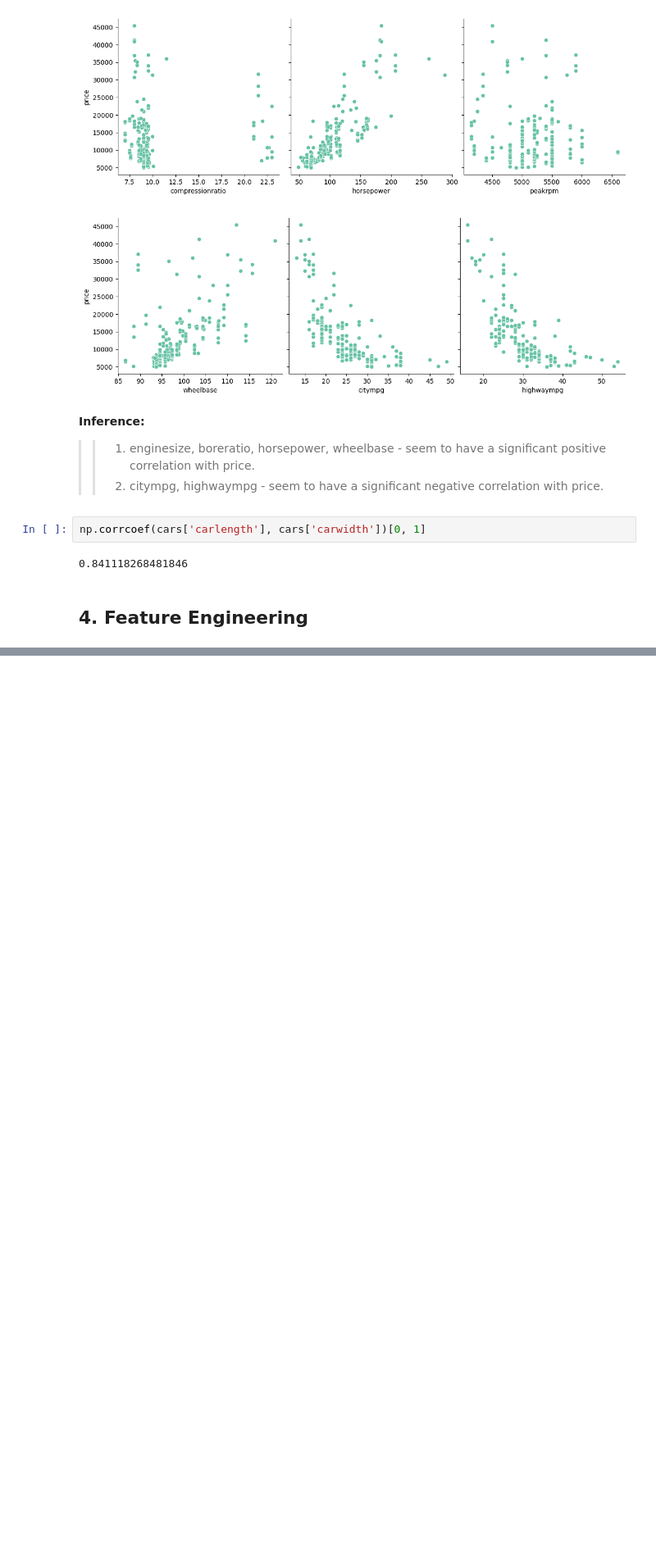
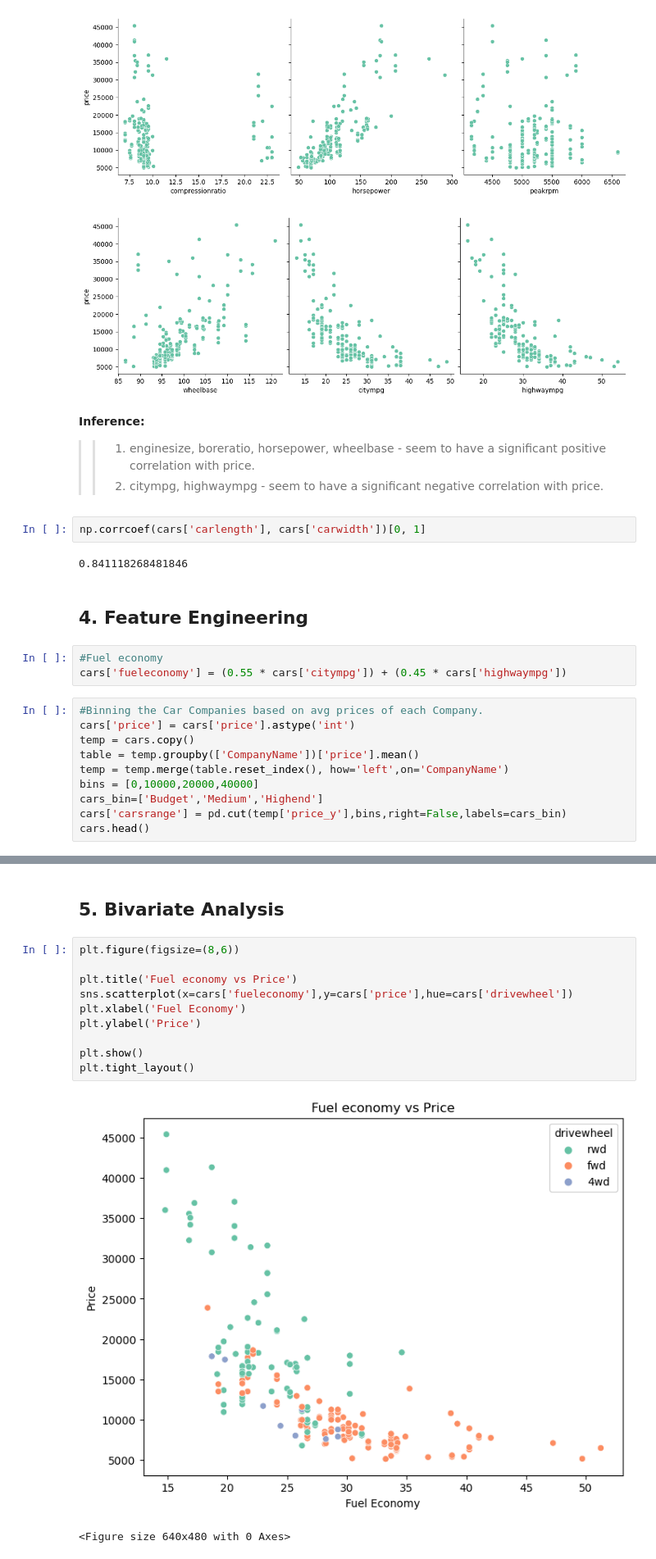
Before and after one commit to Future-28/ml_car_price_prediction, a Jupyter notebook: car_prediction.ipynb, the cells around one changed output, grey strips where cells are left out. Shown at 82% size. Cells and saved outputs as stored; diff of their text form; blank space fills up the shorter version.

```diff
--- a/car_prediction.ipynb
+++ b/car_prediction.ipynb
@@ -336,3 +336,16 @@ np.corrcoef(cars['carlength'], cars['carwidth'])[0, 1]
 0.841118268481846
 # %% [markdown]
 ## 4. Feature Engineering
+# %%
+#Fuel economy
+cars['fueleconomy'] = (0.55 * cars['citympg']) + (0.45 * cars['highwaympg'])
+# %%
+#Binning the Car Companies based on avg prices of each Company.
+cars['price'] = cars['price'].astype('int')
+temp = cars.copy()
+table = temp.groupby(['CompanyName'])['price'].mean()
+temp = temp.merge(table.reset_index(), how='left',on='CompanyName')
+bins = [0,10000,20000,40000]
+cars_bin=['Budget','Medium','Highend']
+cars['carsrange'] = pd.cut(temp['price_y'],bins,right=False,labels=cars_bin)
+cars.head()
@@ -338,0 +359,15 @@ np.corrcoef(cars['carlength'], cars['carwidth'])[0, 1]
+# %% [markdown]
+## 5. Bivariate Analysis
+# %%
+plt.figure(figsize=(8,6))
+
+plt.title('Fuel economy vs Price')
+sns.scatterplot(x=cars['fueleconomy'],y=cars['price'],hue=cars['drivewheel'])
+plt.xlabel('Fuel Economy')
+plt.ylabel('Price')
+
+plt.show()
+plt.tight_layout()
+# %% [output]
+[figure, added]
+<Figure size 640x480 with 0 Axes>
```
Also changed, not shown: parts of 42 cells of this notebook.
